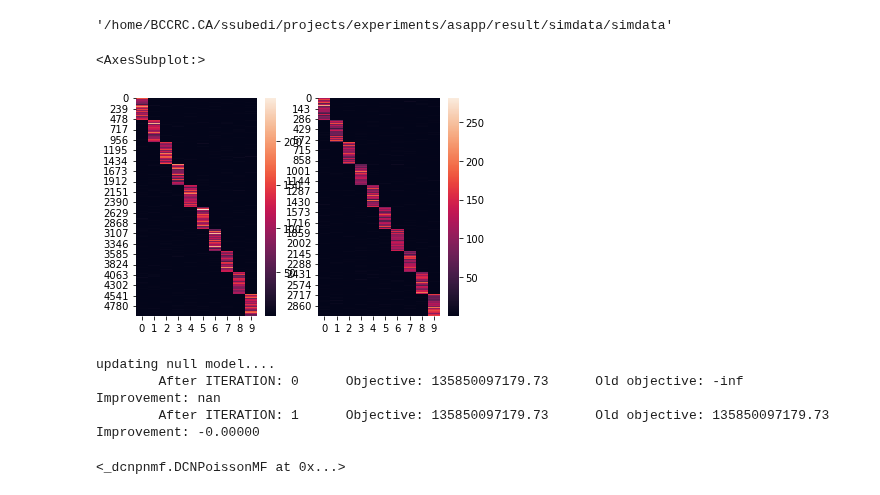
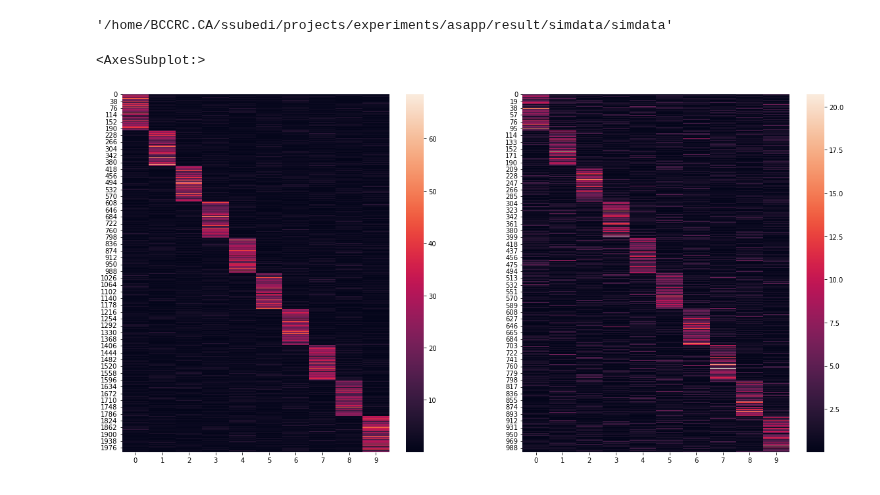
Before and after one commit to causalpathlab/asapp, a Jupyter notebook: asapp/Fig_1a_sim_data.ipynb, the cells around one changed output. Cells and saved outputs as stored; diff of their text form; code cells hidden in the pictures.

```diff
--- a/asapp/Fig_1a_sim_data.ipynb
+++ b/asapp/Fig_1a_sim_data.ipynb
@@ -33,15 +31,19 @@ H,W = sca.simdata(N=3000,K=10,P=5000)
+# %%
+# H,W = sca.simdata(N=1000,K=10,P=2000)
+# pd.DataFrame(H).to_csv(fn+'_H.csv.gz',compression='gzip',index=False)
+# pd.DataFrame(W).to_csv(fn+'_W.csv.gz',compression='gzip',index=False)
+# pd.DataFrame(sca.data.mtx).to_csv(fn+'_X.csv.gz',compression='gzip',index=False)
+
+
+H = pd.read_csv(fn+'_H.csv.gz')
+W = pd.read_csv(fn+'_W.csv.gz')
+X = pd.read_csv(fn+'_X.csv.gz')
+sca.data.mtx = np.asmatrix(X)
 # %%
+plt.rcParams["figure.figsize"] = (20,10)
 figure,axis = plt.subplots(1,2)
 sns.heatmap(W,ax=axis[0])
 sns.heatmap(H.T,ax=axis[1])
 # %% [output]
 <AxesSubplot:>
-[figure, old version]
+[figure, new version]
-# %%
-model = _dcnpnmf.DCNPoissonMF()
-model.fit_null(np.asarray(sca.data.mtx))
-# %% [output]
-updating null model....
-        After ITERATION: 0      Objective: 135850097179.73      Old objective: -inf     Improvement: nan
-        After ITERATION: 1      Objective: 135850097179.73      Old objective: 135850097179.73  Improvement: -0.00000
-<_dcnpnmf.DCNPoissonMF at 0x...>
```
Also changed, not shown: parts of 15 cells of this notebook, 5 other files.
